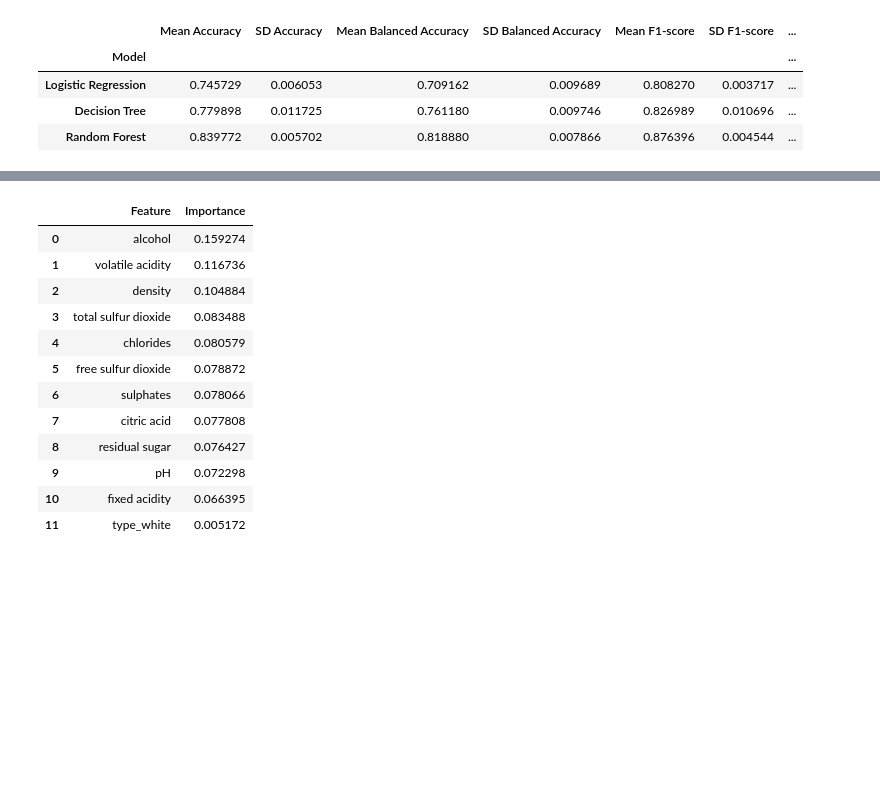
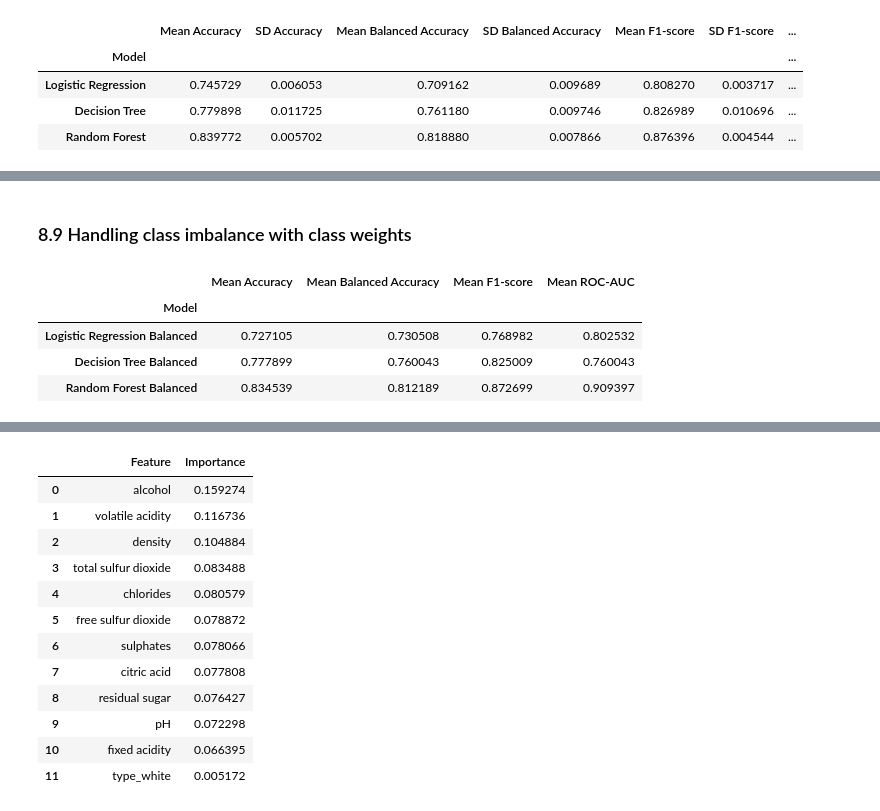
Before and after one commit to nathaliaacouto/ADES_Wine_Quality, a Jupyter notebook: [ADES]_Wine_Project.ipynb, the cells around one changed output, grey strips where cells are left out. Drawn from its saved outputs; the diff is of its cells as text; code cells hidden in the pictures; blank space fills up the shorter version.

Commit message:
checking for class imbalance

```diff
--- a/[ADES]_Wine_Project.ipynb
+++ b/[ADES]_Wine_Project.ipynb
@@ -850,0 +851,52 @@ plt.show()
+# %% [markdown]
+### 8.9 Handling class imbalance with class weights
+# %%
+balanced_models = {
+    "Logistic Regression Balanced": LogisticRegression(
+        max_iter=1000,
+        random_state=42,
+        class_weight="balanced"
+    ),
+    "Decision Tree Balanced": DecisionTreeClassifier(
+        random_state=42,
+        class_weight="balanced"
+    ),
+    "Random Forest Balanced": RandomForestClassifier(
+        random_state=42,
+        class_weight="balanced"
+    )
+}
+
+balanced_cv_results = []
+
+for name, model in balanced_models.items():
+    pipeline = Pipeline([
+        ("scaler", StandardScaler()),
+        ("model", model)
+    ])
+
+    scores = cross_validate(
+        pipeline,
+        X,
+        y_binary,
+        cv=cv,
+        scoring=scoring,
+        n_jobs=-1
+    )
+
+    balanced_cv_results.append({
+        "Model": name,
+        "Mean Accuracy": scores["test_Accuracy"].mean(),
+        "Mean Balanced Accuracy": scores["test_Balanced Accuracy"].mean(),
+        "Mean F1-score": scores["test_F1-score"].mean(),
+        "Mean ROC-AUC": scores["test_ROC-AUC"].mean()
+    })
+
+balanced_cv_summary = pd.DataFrame(balanced_cv_results).set_index("Model")
+balanced_cv_summary
+# %% [output]
+|  | Mean Accuracy | Mean Balanced Accuracy | Mean F1-score | Mean ROC-AUC |
+| Model |  |  |  |  |
+| Logistic Regression Balanced | 0.727105 | 0.730508 | 0.768982 | 0.802532 |
+| Decision Tree Balanced | 0.777899 | 0.760043 | 0.825009 | 0.760043 |
+| Random Forest Balanced | 0.834539 | 0.812189 | 0.872699 | 0.909397 |
```
Also changed, not shown: parts of 25 cells of this notebook.
